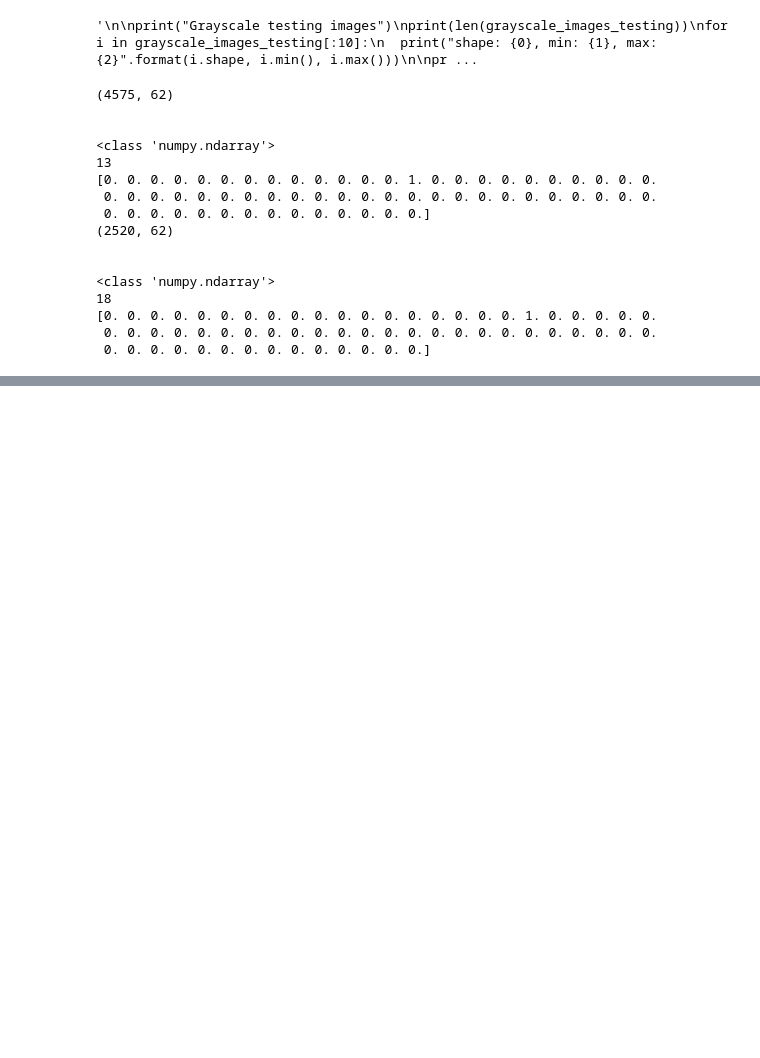
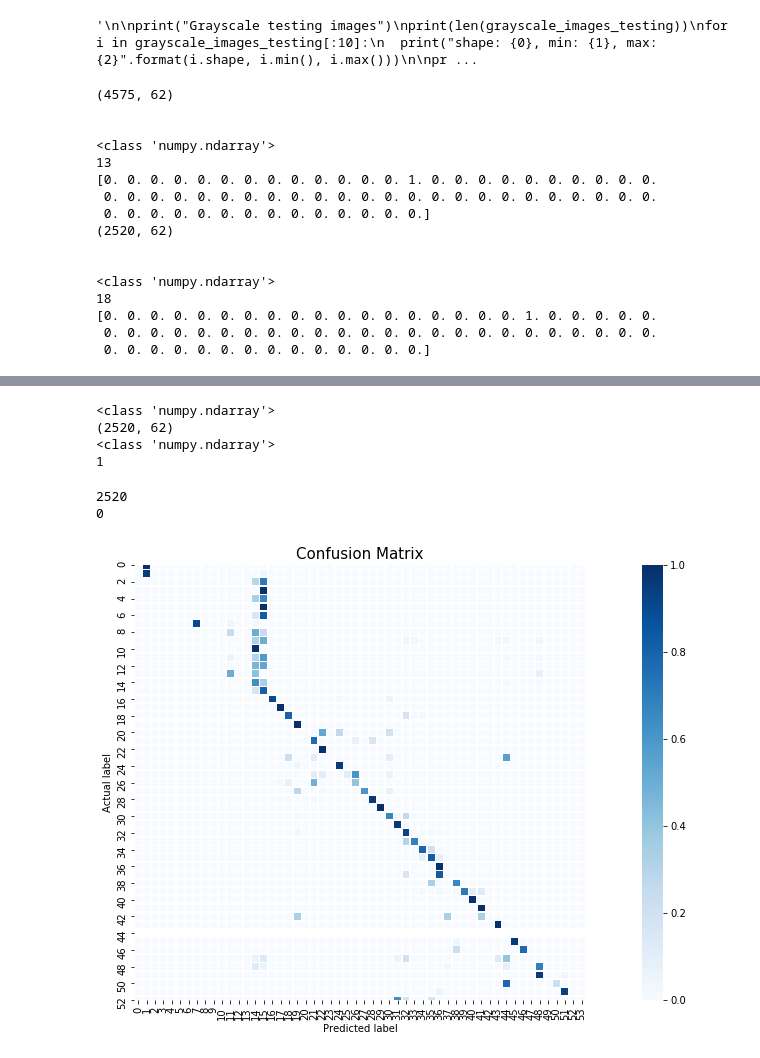
Before and after one commit to radicalcoder/ML-Project, a Jupyter notebook: MLP.ipynb, the cells around one changed output, grey strips where cells are left out. Cells and saved outputs as stored; diff of their text form; code cells hidden in the pictures; blank space fills up the shorter version.

Commit message:
Confusion Matrix added

```diff
--- a/MLP.ipynb
+++ b/MLP.ipynb
@@ -361,0 +469,47 @@ print(scores[1])    #Accuracy
+# %%
+print(type(labels_test))
+print(labels_test.shape)
+print(type(y_te_pred))
+print(y_te_pred[0])
+# %% [output]
+<class 'numpy.ndarray'>
+(2520, 62)
+<class 'numpy.ndarray'>
+1
+# %%
+classes = list(range(0,62))
+y=[]
+y_pred = []
+
+for i in range(labels_test.shape[0]):
+
+  for j in range(len(classes)):
+
+    if(labels_test[i][j]==1):
+      y.append(j)
+      #print(y)
+
+
+print(len(y))
+print(y[0])
+
+#Confusion Matrix for testing data
+cm_test = confusion_matrix(y, y_te_pred)
+cm_test = cm_test.astype('float') / cm_test.sum(axis=1)[:, np.newaxis]  #To nomalize the confusion matrix
+
+d_cm_test=np.diagonal(cm_test)
+acc_score_test = accuracy_score(y, y_te_pred)
+
+import seaborn as sns
+f = plt.figure(figsize=(20,8))
+ax=f.add_subplot(1,1,1)
+sns.heatmap(cm_test, annot=False, fmt=".2f", linewidths=.5, square = True, cmap = 'Blues',ax=ax, vmin=0, vmax=1)
+ax.set_xlabel('Predicted label')
+ax.set_ylabel('Actual label')
+'Accuracy Score: {0}'.format(acc_score_test)
+ax.set_title('Confusion Matrix', size = 15);
+plt.show()
+# %% [output]
+2520
+0
+[figure, added]
```
Also changed, not shown: parts of 8 cells of this notebook.
